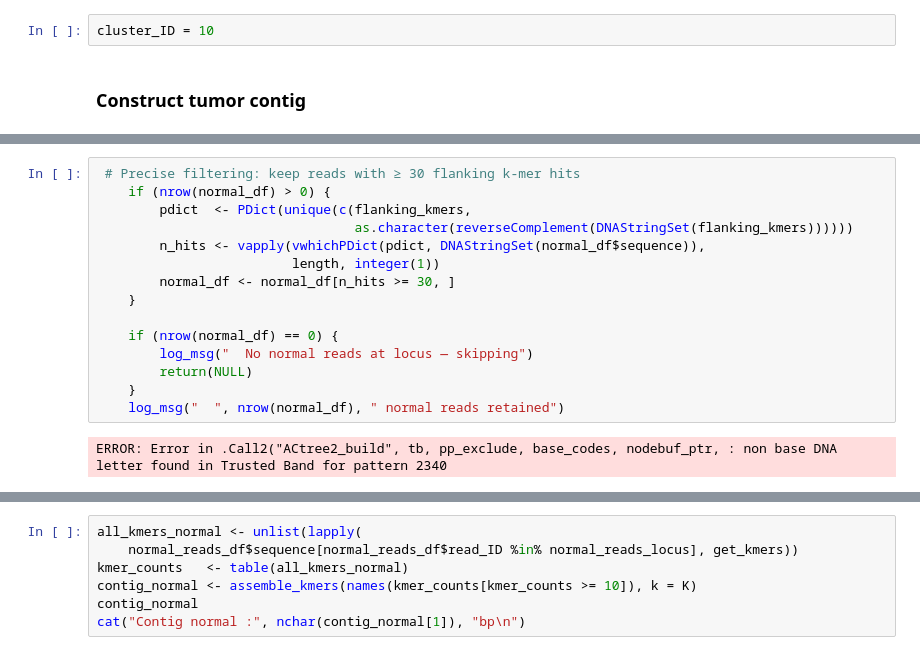
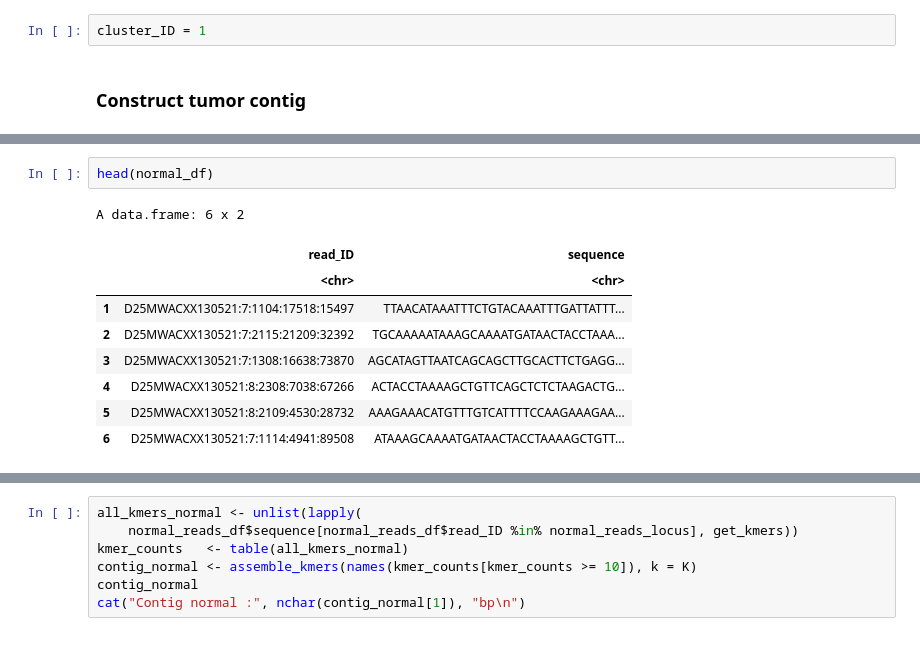
Before and after one commit to Maxime0199/VDARK, a Jupyter notebook: src/notebook/kmer.ipynb, the cells around one changed output, grey strips where cells are left out. Drawn from its saved outputs; the diff is of its cells as text.

```diff
--- a/src/notebook/kmer.ipynb
+++ b/src/notebook/kmer.ipynb
@@ -59,7 +59,7 @@ cat(clusters$no, " clusters")
 # %% [output]
 3235  clusters
 # %%
-cluster_ID = 10
+cluster_ID = 1
 # %% [markdown]
 ### Construct tumor contig
 # %%
@@ -133,17 +109,12 @@ seq_len(clusters$no)
-# %%
- # Precise filtering: keep reads with ≥ 30 flanking k-mer hits
-    if (nrow(normal_df) > 0) {
-        pdict  <- PDict(unique(c(flanking_kmers,
-                                 as.character(reverseComplement(DNAStringSet(flanking_kmers))))))
-        n_hits <- vapply(vwhichPDict(pdict, DNAStringSet(normal_df$sequence)),
-                         length, integer(1))
-        normal_df <- normal_df[n_hits >= 30, ]
-    }
-
-    if (nrow(normal_df) == 0) {
-        log_msg("  No normal reads at locus — skipping")
-        return(NULL)
-    }
-    log_msg("  ", nrow(normal_df), " normal reads retained")
-# %% [output]
-ERROR: Error in .Call2("ACtree2_build", tb, pp_exclude, base_codes, nodebuf_ptr, : non base DNA letter found in Trusted Band for pattern 2340
+# %%
+head(normal_df)
+# %% [output]
+A data.frame: 6 x 2
+|  | read_ID | sequence |
+|  | <chr> | <chr> |
+| 1 | D25MWACXX130521:7:1104:17518:15497 | TTAACATAAATTTCTGTACAAATTTGATTATTT... |
+| 2 | D25MWACXX130521:7:2115:21209:32392 | TGCAAAAATAAAGCAAAATGATAACTACCTAAA... |
+| 3 | D25MWACXX130521:7:1308:16638:73870 | AGCATAGTTAATCAGCAGCTTGCACTTCTGAGG... |
+| 4 | D25MWACXX130521:8:2308:7038:67266 | ACTACCTAAAAGCTGTTCAGCTCTCTAAGACTG... |
+| 5 | D25MWACXX130521:8:2109:4530:28732 | AAAGAAACATGTTTGTCATTTTCCAAGAAAGAA... |
+| 6 | D25MWACXX130521:7:1114:4941:89508 | ATAAAGCAAAATGATAACTACCTAAAAGCTGTT... |
```
Also changed, not shown: parts of 17 cells of this notebook, 2 other files.
